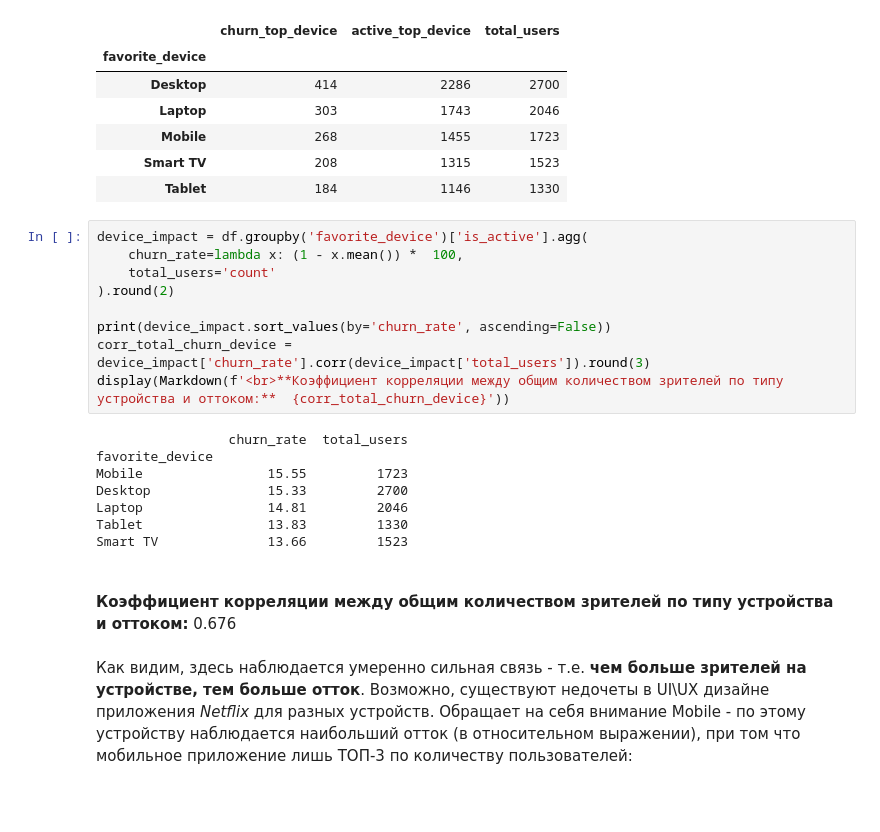
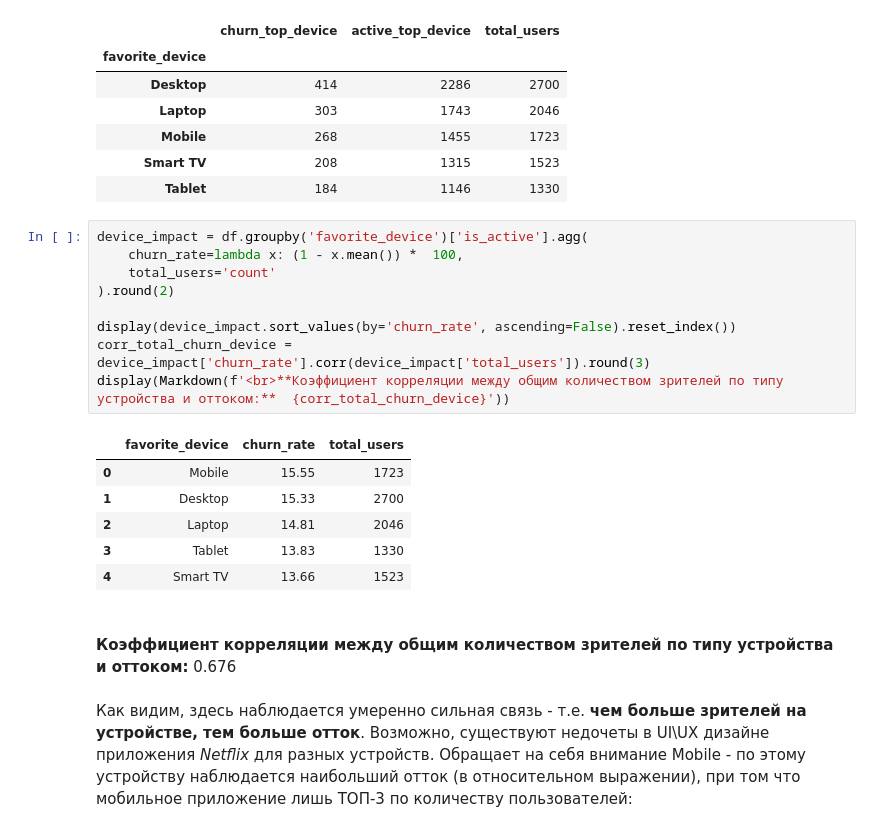
Before and after one commit to rouch314/netflix-users-behavior-analysis, a Jupyter notebook: netflix-analysis.ipynb, the cells around one changed output. Saved outputs shown, nothing was run; the diff lists cells and outputs as text; blank space fills up the shorter version.

```diff
--- a/netflix-analysis.ipynb
+++ b/netflix-analysis.ipynb
@@ -1156,20 +1155,19 @@ display(pivot_top_device)
 # %%
 device_impact = df.groupby('favorite_device')['is_active'].agg(
     churn_rate=lambda x: (1 - x.mean()) *  100,
     total_users='count'
 ).round(2)
 
-print(device_impact.sort_values(by='churn_rate', ascending=False))
+display(device_impact.sort_values(by='churn_rate', ascending=False).reset_index())
 corr_total_churn_device = device_impact['churn_rate'].corr(device_impact['total_users']).round(3)
 display(Markdown(f'<br>**Коэффициент корреляции между общим количеством зрителей по типу устройства и оттоком:**  {corr_total_churn_device}'))
 # %% [output]
-                 churn_rate  total_users
-favorite_device
-Mobile                15.55         1723
-Desktop               15.33         2700
-Laptop                14.81         2046
-Tablet                13.83         1330
-Smart TV              13.66         1523
+|  | favorite_device | churn_rate | total_users |
+| 0 | Mobile | 15.55 | 1723 |
+| 1 | Desktop | 15.33 | 2700 |
+| 2 | Laptop | 14.81 | 2046 |
+| 3 | Tablet | 13.83 | 1330 |
+| 4 | Smart TV | 13.66 | 1523 |
 <br>**Коэффициент корреляции между общим количеством зрителей по типу устройства и оттоком:**  0.676
 # %% [markdown]
 Как видим, здесь наблюдается умеренно сильная связь - т.е. **чем больше зрителей на устройстве, тем больше отток**. Возможно, существуют недочеты в UI\UX дизайне приложения _Netflix_ для разных устройств. Обращает на себя внимание Mobile - по этому устройству наблюдается наибольший отток (в относительном выражении), при том что мобильное приложение лишь ТОП-3 по количеству пользователей:
```
Also changed, not shown: parts of 8 cells of this notebook.
